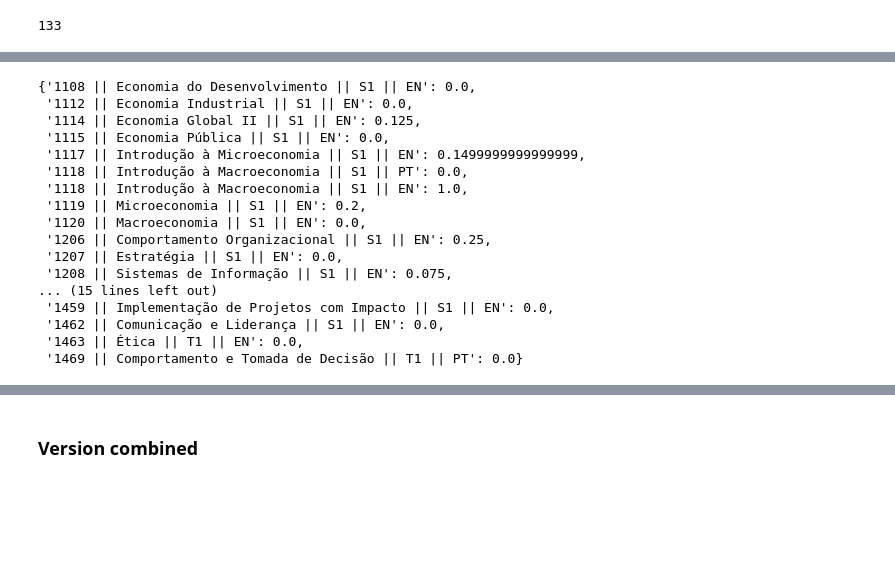
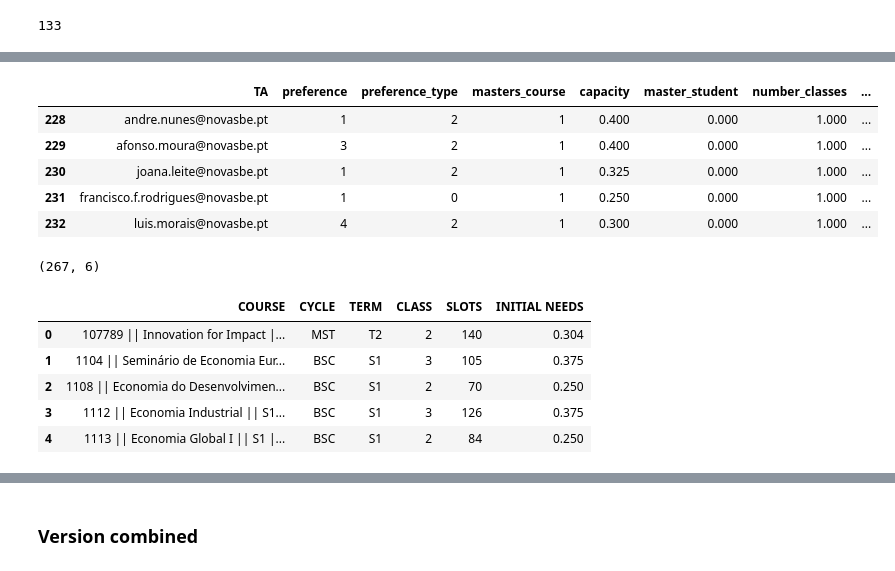
Before and after one commit to bforbesc/ta-allocation-app, a Jupyter notebook: ta_allocation_notebook.ipynb, the cells around one changed output, grey strips where cells are left out. Saved outputs shown, nothing was run; the diff lists cells and outputs as text; code cells hidden in the pictures; blank space fills up the shorter version.

```diff
--- a/ta_allocation_notebook.ipynb
+++ b/ta_allocation_notebook.ipynb
@@ -1009,20 +1014,9 @@ ms_courses_dict
-# %%
-bs_courses_dict
-# %% [output]
-{'1108 || Economia do Desenvolvimento || S1 || EN': 0.0,
- '1112 || Economia Industrial || S1 || EN': 0.0,
- '1114 || Economia Global II || S1 || EN': 0.125,
- '1115 || Economia Pública || S1 || EN': 0.0,
- '1117 || Introdução à Microeconomia || S1 || EN': 0.1499999999999999,
- '1118 || Introdução à Macroeconomia || S1 || PT': 0.0,
- '1118 || Introdução à Macroeconomia || S1 || EN': 1.0,
- '1119 || Microeconomia || S1 || EN': 0.2,
- '1120 || Macroeconomia || S1 || EN': 0.0,
- '1206 || Comportamento Organizacional || S1 || EN': 0.25,
- '1207 || Estratégia || S1 || EN': 0.0,
- '1208 || Sistemas de Informação || S1 || EN': 0.075,
-... (15 lines left out)
- '1459 || Implementação de Projetos com Impacto || S1 || EN': 0.0,
- '1462 || Comunicação e Liderança || S1 || EN': 0.0,
- '1463 || Ética || T1 || EN': 0.0,
- '1469 || Comportamento e Tomada de Decisão || T1 || PT': 0.0}
+# %%
+final_market[final_market.masters_course==1].head()
+# %% [output]
+|  | TA | preference | preference_type | masters_course | capacity | master_student | number_classes | ... |
+| 228 | andre.nunes@novasbe.pt | 1 | 2 | 1 | 0.400 | 0.000 | 1.000 | ... |
+| 229 | afonso.moura@novasbe.pt | 3 | 2 | 1 | 0.400 | 0.000 | 1.000 | ... |
+| 230 | joana.leite@novasbe.pt | 1 | 2 | 1 | 0.325 | 0.000 | 1.000 | ... |
+| 231 | francisco.f.rodrigues@novasbe.pt | 1 | 0 | 1 | 0.250 | 0.000 | 1.000 | ... |
+| 232 | luis.morais@novasbe.pt | 4 | 2 | 1 | 0.300 | 0.000 | 1.000 | ... |
@@ -1028,0 +1067,11 @@ bs_courses_dict
+# %%
+print(full_course_weights.shape)
+full_course_weights.head()
+# %% [output]
+(267, 6)
+|  | COURSE | CYCLE | TERM | CLASS | SLOTS | INITIAL NEEDS |
+| 0 | 107789 || Innovation for Impact |... | MST | T2 | 2 | 140 | 0.304 |
+| 1 | 1104 || Seminário de Economia Eur... | BSC | S1 | 3 | 105 | 0.375 |
+| 2 | 1108 || Economia do Desenvolvimen... | BSC | S1 | 2 | 70 | 0.250 |
+| 3 | 1112 || Economia Industrial || S1... | BSC | S1 | 3 | 126 | 0.375 |
+| 4 | 1113 || Economia Global I || S1 |... | BSC | S1 | 2 | 84 | 0.250 |
```
Also changed, not shown: parts of 21 cells of this notebook.
